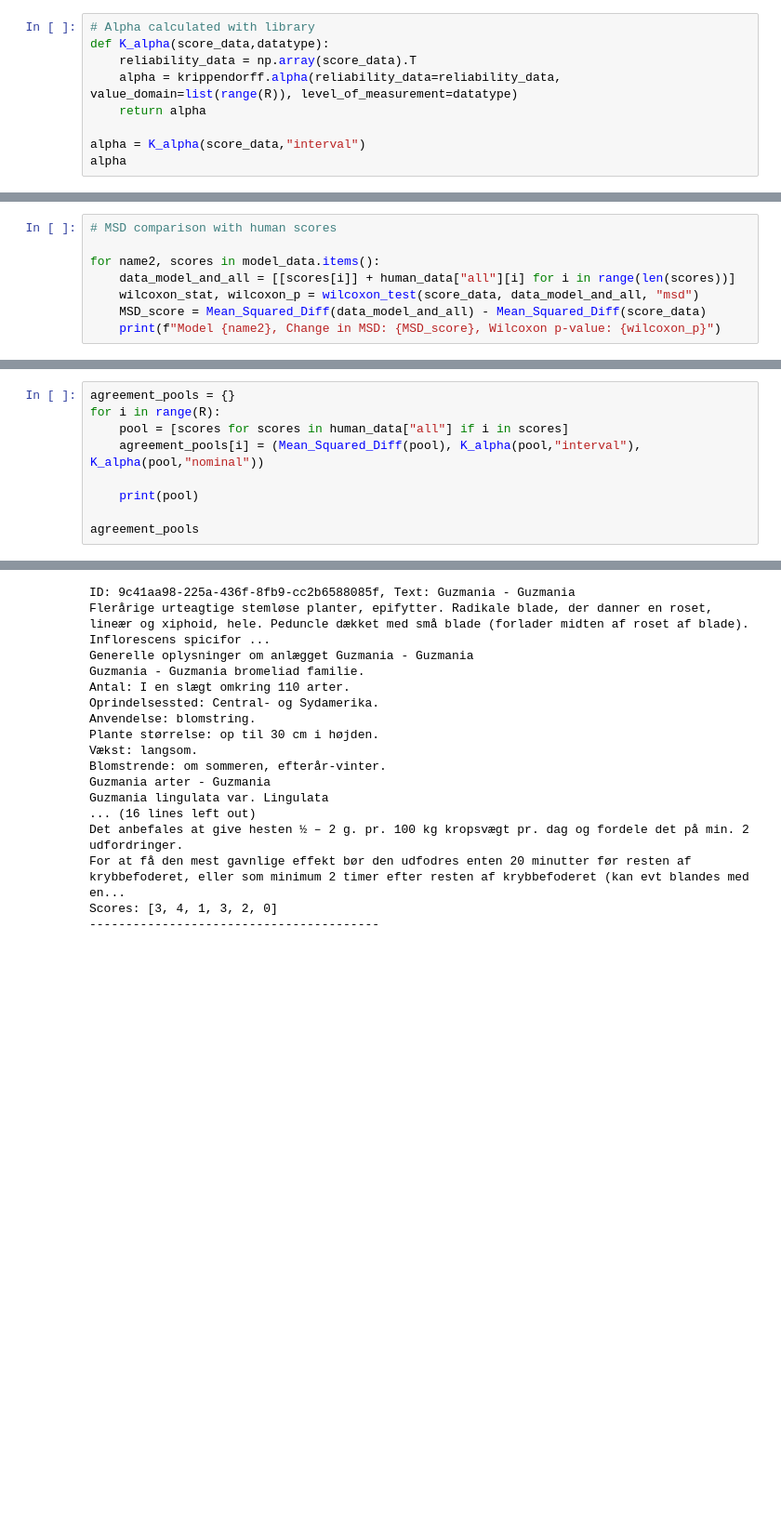
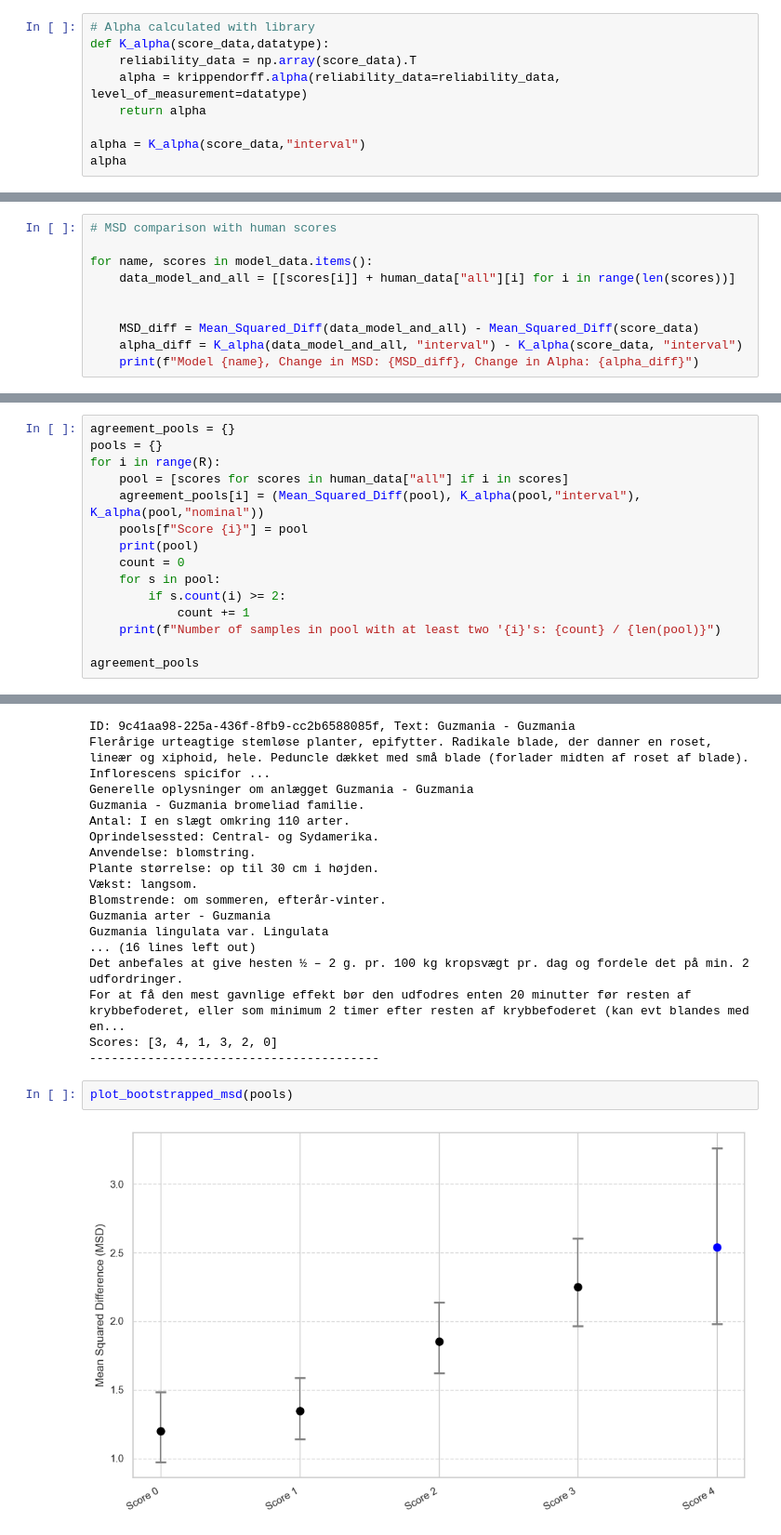
Before and after one commit to DavidLindahl/danish-edu-llm-classifier, a Jupyter notebook: notebooks/eval_results.ipynb, the cells around one changed output, grey strips where cells are left out. Shown: that part at 93% size. Saved outputs shown, nothing was run; the diff lists cells and outputs as text; blank space fills up the shorter version.

```diff
--- a/notebooks/eval_results.ipynb
+++ b/notebooks/eval_results.ipynb
@@ -126,7 +126,7 @@ np.float64(1.2646666666666666)
 # Alpha calculated with library
 def K_alpha(score_data,datatype):
     reliability_data = np.array(score_data).T
-    alpha = krippendorff.alpha(reliability_data=reliability_data, value_domain=list(range(R)), level_of_measurement=datatype)
+    alpha = krippendorff.alpha(reliability_data=reliability_data, level_of_measurement=datatype)
     return alpha
 
 alpha = K_alpha(score_data,"interval")
@@ -382,9 +306,11 @@ No significance (p_shapiro < 0.05)  --> non-parametric tests
 # %%
 # MSD comparison with human scores
 
-for name2, scores in model_data.items():
+for name, scores in model_data.items():
     data_model_and_all = [[scores[i]] + human_data["all"][i] for i in range(len(scores))]
-    wilcoxon_stat, wilcoxon_p = wilcoxon_test(score_data, data_model_and_all, "msd")
-    MSD_score = Mean_Squared_Diff(data_model_and_all) - Mean_Squared_Diff(score_data)
-    print(f"Model {name2}, Change in MSD: {MSD_score}, Wilcoxon p-value: {wilcoxon_p}")
+
+
+    MSD_diff = Mean_Squared_Diff(data_model_and_all) - Mean_Squared_Diff(score_data)
+    alpha_diff = K_alpha(data_model_and_all, "interval") - K_alpha(score_data, "interval")
+    print(f"Model {name}, Change in MSD: {MSD_diff}, Change in Alpha: {alpha_diff}")
 # %% [output]
@@ -419,11 +365,17 @@ ___
 We create pools for each annotation class, including all items where a specific class was annotated at least once.
 # %%
 agreement_pools = {}
+pools = {}
 for i in range(R):
     pool = [scores for scores in human_data["all"] if i in scores]
     agreement_pools[i] = (Mean_Squared_Diff(pool), K_alpha(pool,"interval"), K_alpha(pool,"nominal"))
-
+    pools[f"Score {i}"] = pool
     print(pool)
+    count = 0
+    for s in pool:
+        if s.count(i) >= 2:
+            count += 1
+    print(f"Number of samples in pool with at least two '{i}'s: {count} / {len(pool)}")
 
 agreement_pools
 # %% [output]
@@ -495,6 +452,10 @@ Det anbefales at give hesten ½ – 2 g. pr. 100 kg kropsvægt pr. dag og fordel
 For at få den mest gavnlige effekt bør den udfodres enten 20 minutter før resten af krybbefoderet, eller som minimum 2 timer efter resten af krybbefoderet (kan evt blandes med en...
 Scores: [3, 4, 1, 3, 2, 0]
 ----------------------------------------
+# %%
+plot_bootstrapped_msd(pools)
+# %% [output]
+[figure, added]
 # %%
 def Mean_Ordinal_Diff(scores): # <— one item
     freqs = Counter(scores)
```
Also changed, not shown: parts of 13 cells of this notebook, 9 other files.
